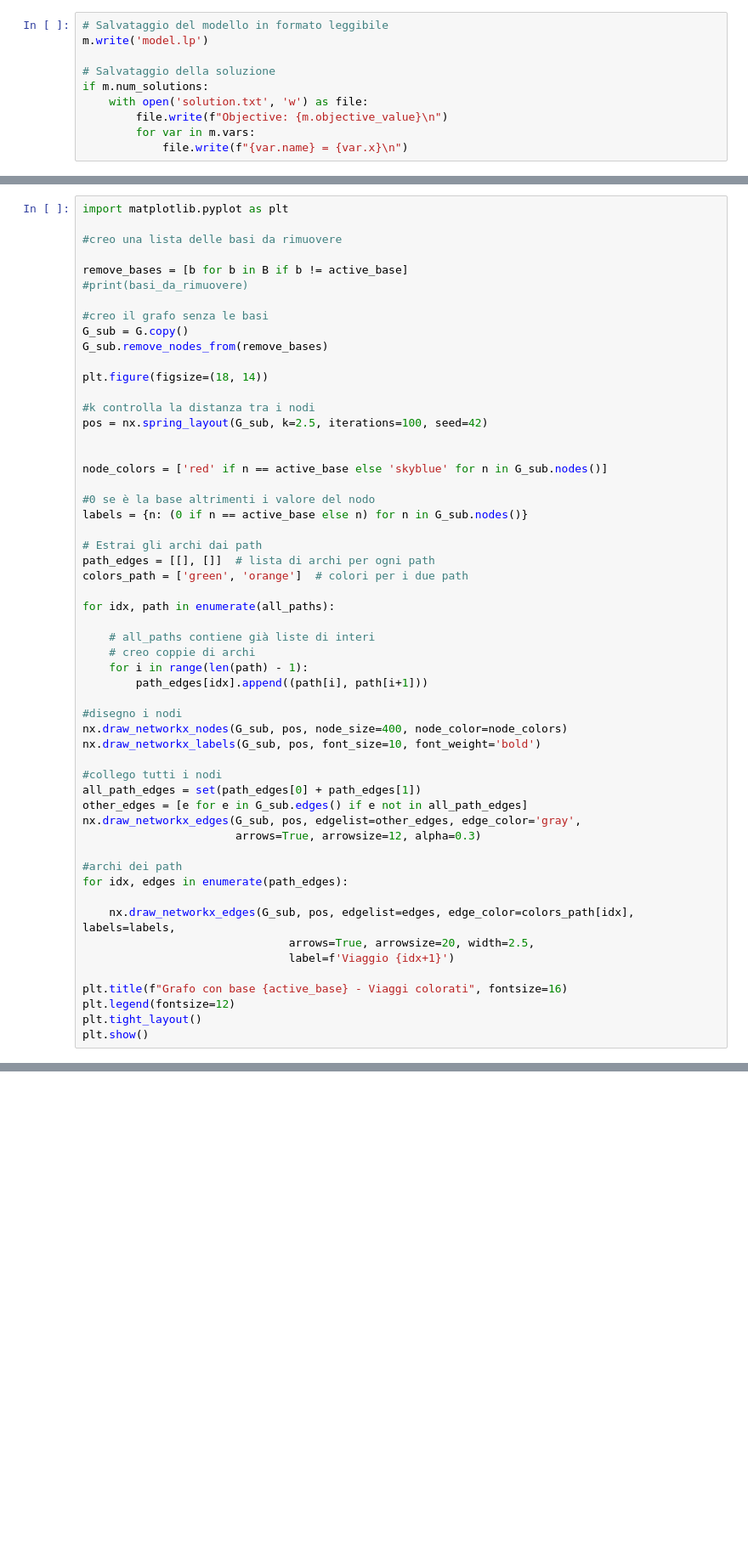
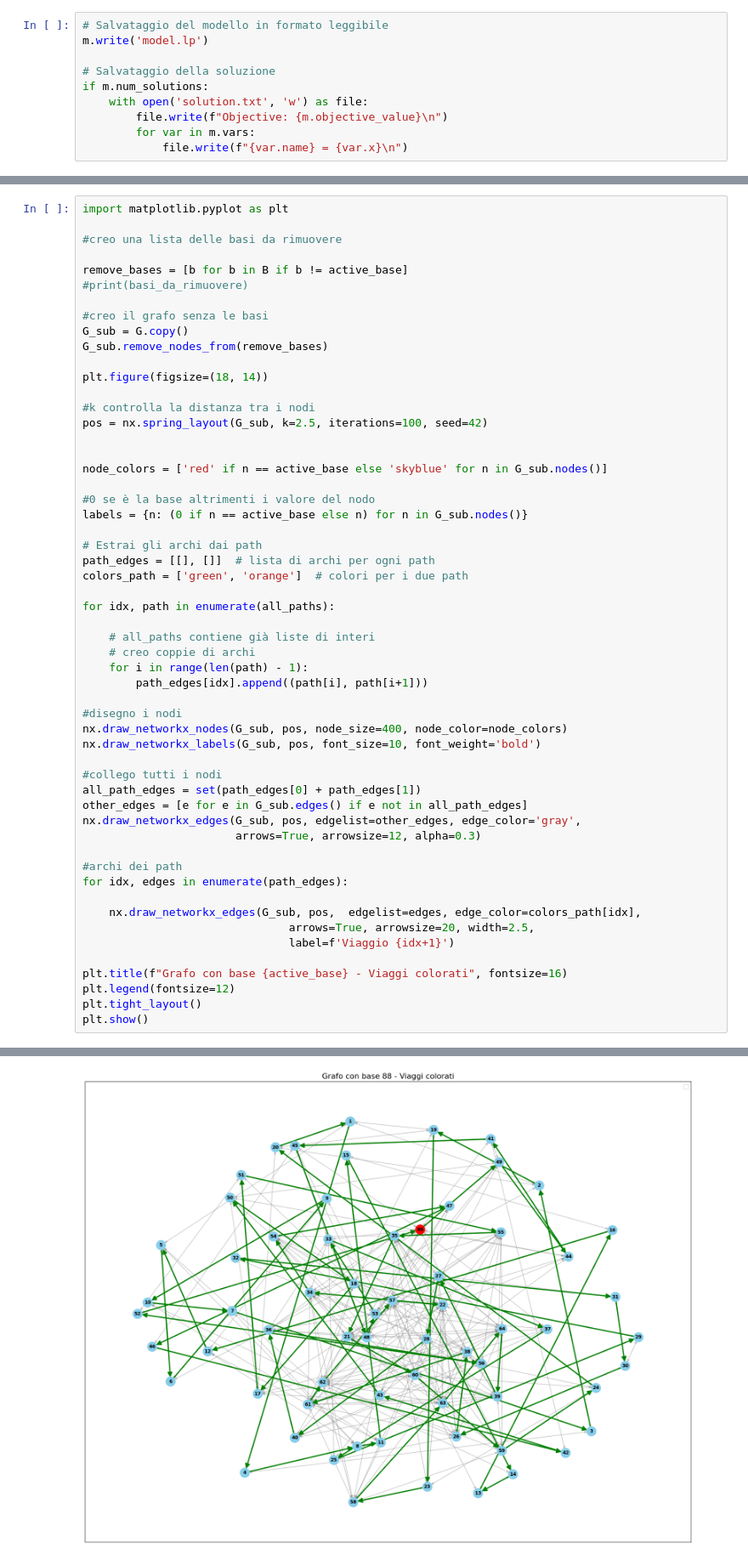
Before and after one commit to CompagnoniAndrea/drone-route-optimization, a Jupyter notebook: Big_project.ipynb, the cells around one changed output, grey strips where cells are left out. Shown at 85% size. Drawn from its saved outputs; the diff is of its cells as text; blank space fills up the shorter version.

```diff
--- a/Big_project.ipynb
+++ b/Big_project.ipynb
@@ -607,7 +607,7 @@ nx.draw_networkx_edges(G_sub, pos, edgelist=other_edges, edge_color='gray',
 #archi dei path
 for idx, edges in enumerate(path_edges):
 
-    nx.draw_networkx_edges(G_sub, pos, edgelist=edges, edge_color=colors_path[idx], labels=labels,
+    nx.draw_networkx_edges(G_sub, pos,  edgelist=edges, edge_color=colors_path[idx],
                                arrows=True, arrowsize=20, width=2.5,
                                label=f'Viaggio {idx+1}')
 
@@ -619,0 +619 @@ NameError: name 'active_base' is not defined
+[figure, added]
```
Also changed, not shown: parts of 5 cells of this notebook.
